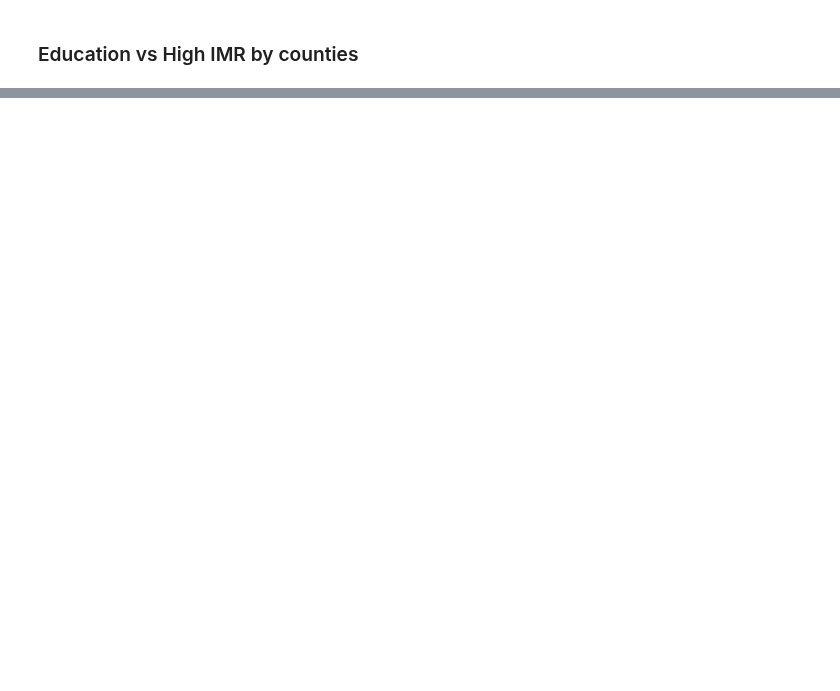
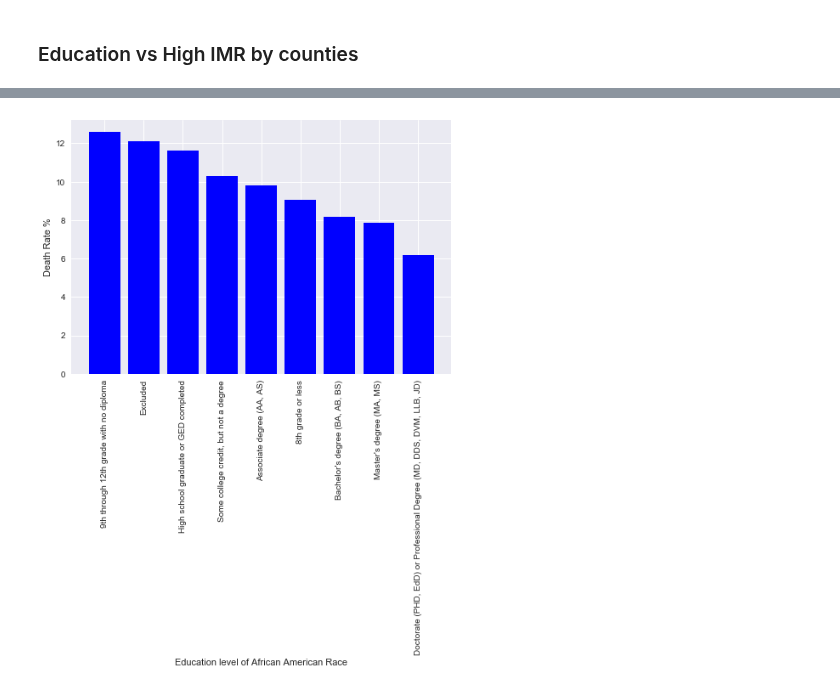
Before and after one commit to jasminajovanovic/IMR, a Jupyter notebook: IMR_by_education.ipynb, the cells around one changed output, grey strips where cells are left out. Cells and saved outputs as stored; diff of their text form; code cells hidden in the pictures; blank space fills up the shorter version.

```diff
--- a/IMR_by_education.ipynb
+++ b/IMR_by_education.ipynb
@@ -491,0 +315,8 @@ fig
+# %%
+aareducation = 'datafiles/Death_Rate_by_AAR_by_Education.csv'
+aareducation_df = pd.read_csv(aareducation, encoding="ISO-8859-1")
+# %%
+aareducation_sorted =aareducation_df.sort_values(["Death Rate"],ascending=False)
+# %%
+exclude_unknown_aar = aareducation_sorted.loc[aareducation_sorted['Education']!= "Unknown/Not on certificate"]
+exclude_unknown_aar
@@ -491,0 +334,13 @@ fig
+# %%
+x_axis = exclude_unknown_aar['Education']
+y_axis = exclude_unknown_aar['Death Rate']
+plt.tight_layout()
+plt.ylabel("Death Rate %")
+plt.xlabel("Education level of African American Race")
+plt.bar(x_axis, y_axis, color="b", align="center")
+plt.xticks(exclude_unknown_aar['Education'], rotation="vertical")
+
+plt.savefig("Images/Education_of_AAR.png")
+plt.show()
+# %% [output]
+[figure, added]
```
Also changed, not shown: parts of 46 cells of this notebook, 14 other files.
